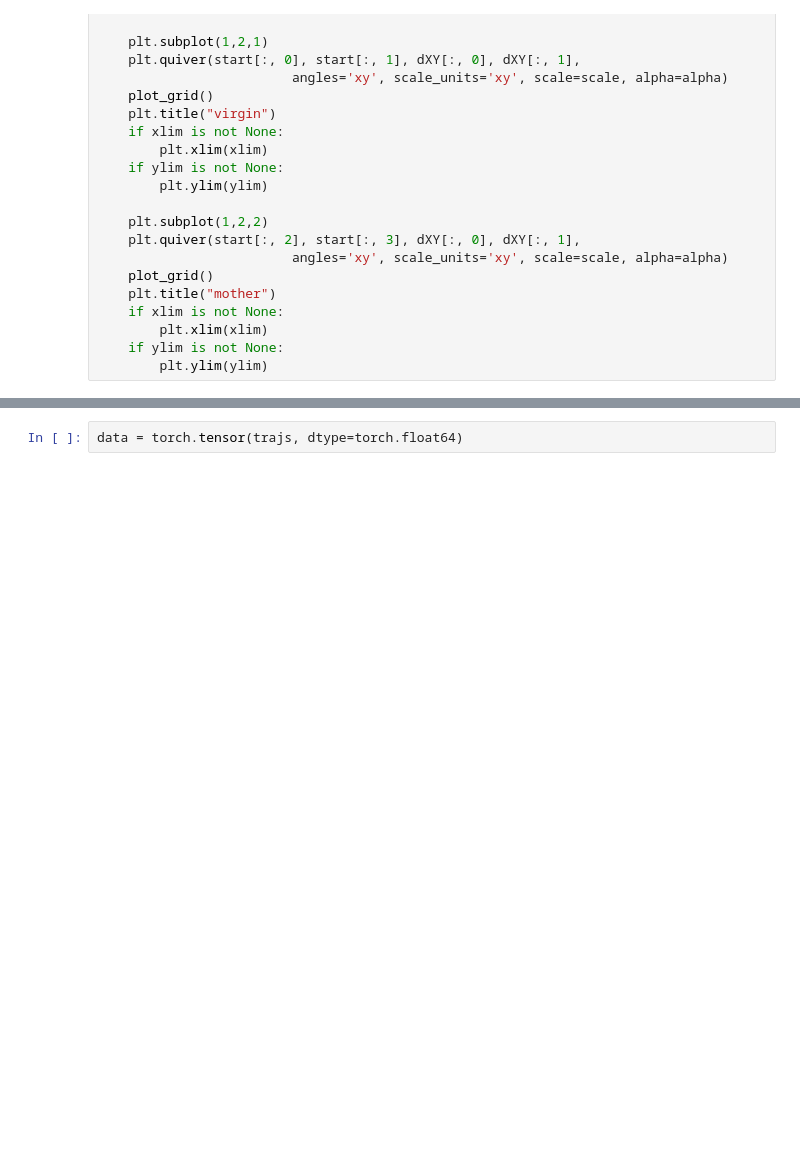
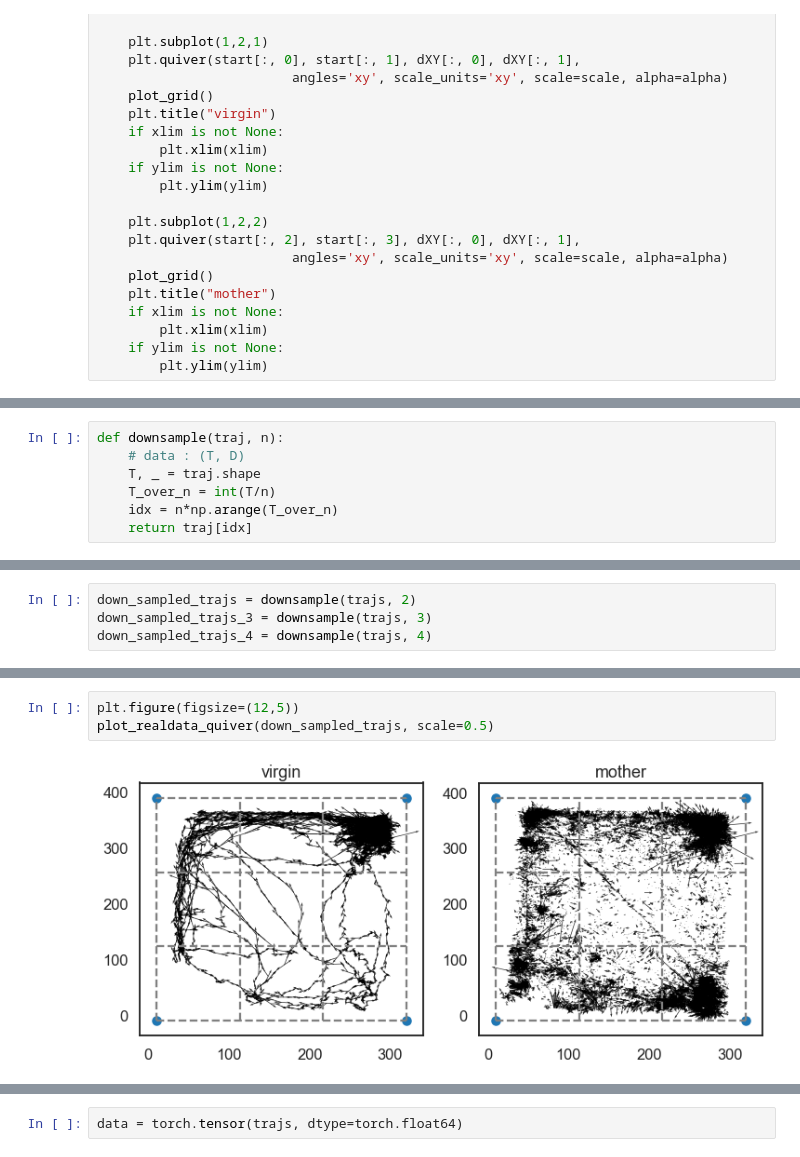
Before and after one commit to cunningham-lab/SocialBehaviors, a Jupyter notebook: SocialBehaviorptc/project_notebooks/gridmodel/grid_direction_model_K4.ipynb, the cells around one changed output, grey strips where cells are left out. Drawn from its saved outputs; the diff is of its cells as text; blank space fills up the shorter version.

```diff
--- a/SocialBehaviorptc/project_notebooks/gridmodel/grid_direction_model_K4.ipynb
+++ b/SocialBehaviorptc/project_notebooks/gridmodel/grid_direction_model_K4.ipynb
@@ -116,0 +121,7 @@ plot_grid()
+# %%
+def downsample(traj, n):
+    # data : (T, D)
+    T, _ = traj.shape
+    T_over_n = int(T/n)
+    idx = n*np.arange(T_over_n)
+    return traj[idx]
@@ -117 +132,5 @@ plot_grid()
+# %%
+down_sampled_trajs = downsample(trajs, 2)
+down_sampled_trajs_3 = downsample(trajs, 3)
+down_sampled_trajs_4 = downsample(trajs, 4)
 # %%
@@ -121,0 +141,5 @@ plot_realdata_quiver(trajs)
+# %%
+plt.figure(figsize=(12,5))
+plot_realdata_quiver(down_sampled_trajs, scale=0.5)
+# %% [output]
+[figure, added]
```
Also changed, not shown: parts of 11 cells of this notebook, 5 other files.
